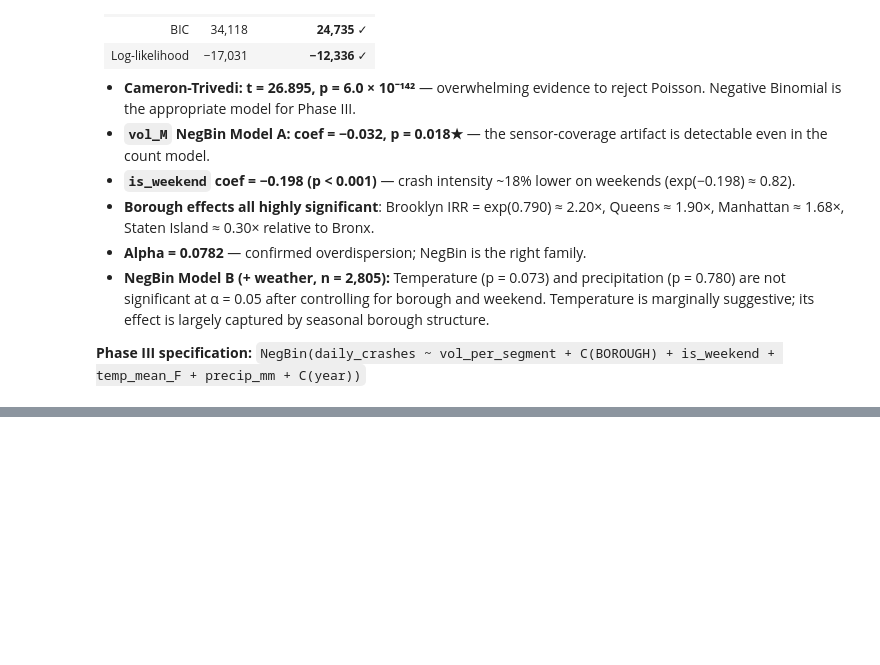
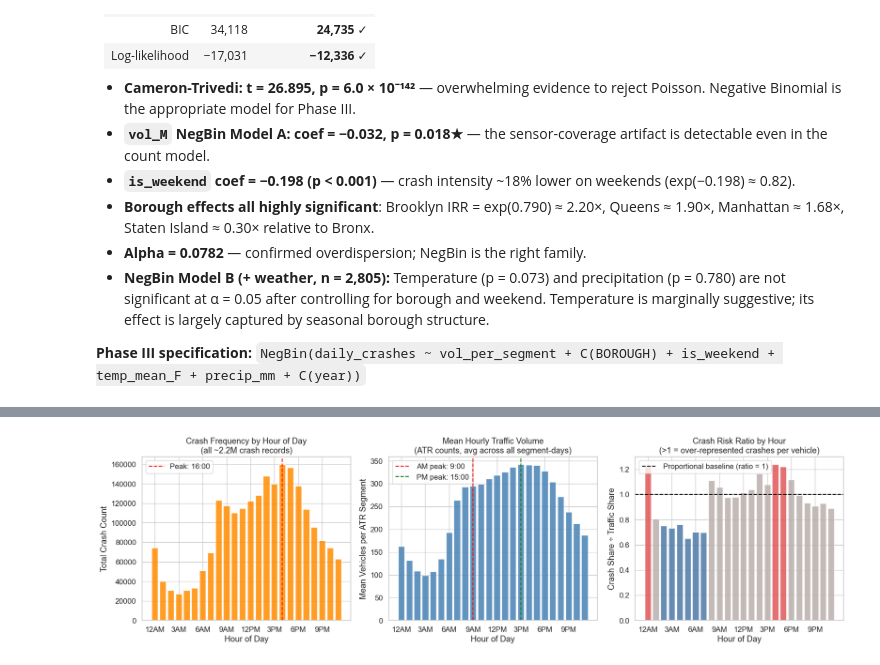
Before and after one commit to VincentPit/ds_in_da_wild, a Jupyter notebook: phase2_eda.ipynb, the cells around one changed output, grey strips where cells are left out. Saved outputs shown, nothing was run; the diff lists cells and outputs as text; code cells hidden in the pictures; blank space fills up the shorter version.

```diff
--- a/phase2_eda.ipynb
+++ b/phase2_eda.ipynb
@@ -352,20 +486,7 @@ plt.show()
 
 **Why:** Even if Q1 establishes that more crashes occur on high-traffic days, *who* gets hurt is a separate policy question. We split all days into traffic volume quintiles (Q1 = lowest, Q5 = highest) and compare victim-type shares across quintiles. A rising pedestrian or cyclist share at higher quintiles would indicate that volume disproportionately exposes vulnerable road users beyond what the overall crash increase explains.
 # %%
-# Load crash data with victim-type and borough columns (reused in Section 4.6)
-data_dir = Path('data')
-crashes_raw = pd.read_csv(
-    next(data_dir.glob('Motor_Vehicle_Collisions*')), low_memory=False,
-    usecols=['CRASH DATE', 'BOROUGH',
-             'NUMBER OF PEDESTRIANS INJURED', 'NUMBER OF CYCLIST INJURED',
-             'NUMBER OF MOTORIST INJURED',
-             'NUMBER OF PERSONS INJURED', 'NUMBER OF PERSONS KILLED']
-)
-crashes_raw['CRASH DATE'] = pd.to_datetime(crashes_raw['CRASH DATE'], errors='coerce')
-for c in ['NUMBER OF PEDESTRIANS INJURED', 'NUMBER OF CYCLIST INJURED',
-          'NUMBER OF MOTORIST INJURED', 'NUMBER OF PERSONS INJURED',
-          'NUMBER OF PERSONS KILLED']:
-    crashes_raw[c] = pd.to_numeric(crashes_raw[c], errors='coerce').fillna(0)
+# crashes_raw already loaded in the setup cell (includes all victim-type and borough columns)
 
 # ── Daily victim-type totals ──────────────────────────────────────────────────
 daily_victim = crashes_raw.groupby('CRASH DATE')[
@@ -829,0 +1205,73 @@ Coefficient                       Poisson       NegBin   NegBin p
+# %%
+# ── Hourly crash distribution ─────────────────────────────────────────────────
+# Extract hour robustly from "H:MM" or "HH:MM" format
+crash_hr = crashes_raw['CRASH TIME'].str.extract(r'^(\d{1,2}):')[0].astype(float)
+hourly_crashes = (crash_hr.value_counts()
+                  .reindex(range(24), fill_value=0)
+                  .sort_index())
+print(f"Crash records with parseable CRASH TIME: {crash_hr.notna().sum():,}  "
+      f"/ {len(crashes_raw):,}")
+
+# ── Mean hourly traffic: hour_cols[i] → hour i (0=midnight–1AM … 23=11PM–midnight)
+hourly_traffic_mean = pd.Series(
+    traffic_raw[hour_cols].mean().values,
+    index=range(24),
+    name='mean_hourly_volume'
+)
+
+# ── Crash-risk ratio: crash share ÷ traffic share by hour ────────────────────
+crash_share   = hourly_crashes  / hourly_crashes.sum()
+traffic_share = hourly_traffic_mean / hourly_traffic_mean.sum()
+risk_ratio    = (crash_share / traffic_share.replace(0, np.nan)).fillna(0)
+
+# ── Plot ──────────────────────────────────────────────────────────────────────
+hour_ticks = list(range(0, 24, 3))
+hour_lbl   = ['12AM', '3AM', '6AM', '9AM', '12PM', '3PM', '6PM', '9PM']
+
+fig, axes = plt.subplots(1, 3, figsize=(17, 5))
+
+axes[0].bar(range(24), hourly_crashes.values,
+            color='darkorange', alpha=0.85, width=0.8)
+axes[0].set_xticks(hour_ticks)
+axes[0].set_xticklabels(hour_lbl)
+axes[0].set_xlabel('Hour of Day')
+axes[0].set_ylabel('Total Crash Count')
+axes[0].set_title('Crash Frequency by Hour of Day\n(all ~2.2M crash records)')
+pk = int(hourly_crashes.idxmax())
+axes[0].axvline(pk, color='red', lw=1.5, ls='--', label=f'Peak: {pk}:00')
+axes[0].legend()
+
+axes[1].bar(range(24), hourly_traffic_mean.values,
+            color='steelblue', alpha=0.85, width=0.8)
+axes[1].set_xticks(hour_ticks)
+axes[1].set_xticklabels(hour_lbl)
+axes[1].set_xlabel('Hour of Day')
+axes[1].set_ylabel('Mean Vehicles per ATR Segment')
+axes[1].set_title('Mean Hourly Traffic Volume\n(ATR counts, avg across all segment-days)')
+am_pk = int(hourly_traffic_mean[6:10].idxmax())
+pm_pk = int(hourly_traffic_mean[14:20].idxmax())
+axes[1].axvline(am_pk, color='red',   lw=1.5, ls='--', label=f'AM peak: {am_pk}:00')
+axes[1].axvline(pm_pk, color='green', lw=1.5, ls='--', label=f'PM peak: {pm_pk}:00')
+axes[1].legend()
+
+bar_colors = ['#e15759' if v > 1.2 else ('#4e79a7' if v < 0.8 else '#bab0ac')
+              for v in risk_ratio.values]
+axes[2].bar(range(24), risk_ratio.values,
+            color=bar_colors, alpha=0.85, width=0.8)
+axes[2].axhline(1.0, color='black', lw=1.5, ls='--',
+                label='Proportional baseline (ratio = 1)')
+axes[2].set_xticks(hour_ticks)
+axes[2].set_xticklabels(hour_lbl)
+axes[2].set_xlabel('Hour of Day')
+axes[2].set_ylabel('Crash Share ÷ Traffic Share')
+axes[2].set_title('Crash Risk Ratio by Hour\n(>1 = over-represented crashes per vehicle)')
+axes[2].legend()
+
+plt.tight_layout()
+plt.show()
+
+print("Hours with risk ratio > 1.2 (over-represented):")
+print(risk_ratio[risk_ratio > 1.2].round(2).to_string())
+print("\nHours with risk ratio < 0.8 (under-represented):")
+print(risk_ratio[risk_ratio < 0.8].round(2).to_string())
+# %% [output]
@@ -829,0 +1279 @@ Coefficient                       Poisson       NegBin   NegBin p
+[figure, added]
```
Also changed, not shown: parts of 15 cells of this notebook.
